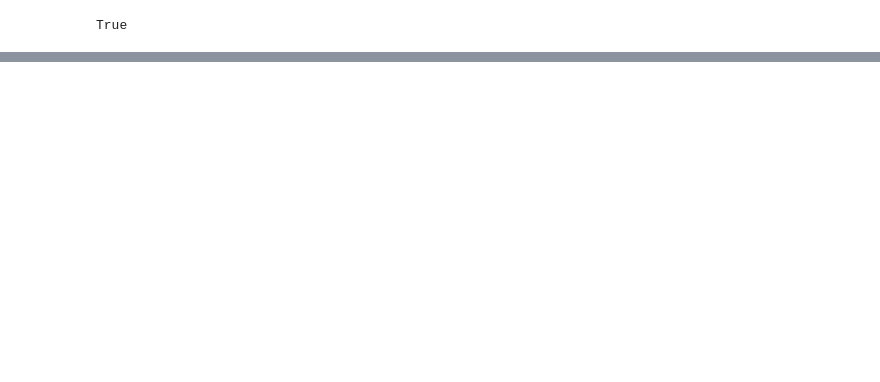
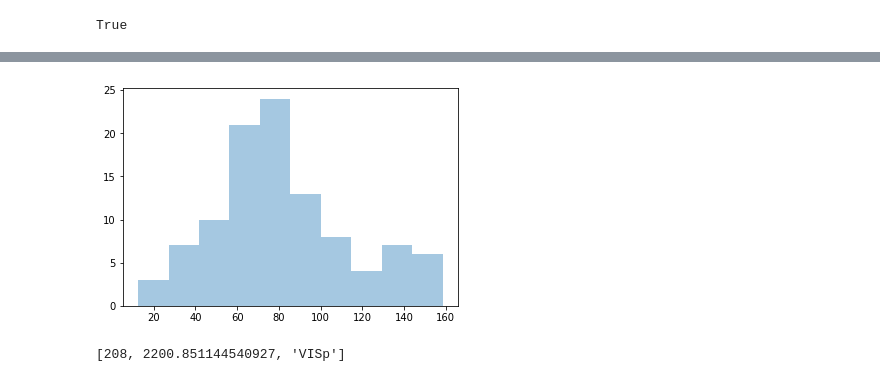
Before and after one commit to GiocomoLab/AlexA_Library, a Jupyter notebook: NP_python/cell_counter.ipynb, the cells around one changed output, grey strips where cells are left out. Cells and saved outputs as stored; diff of their text form; code cells hidden in the pictures; blank space fills up the shorter version.

```diff
--- a/NP_python/cell_counter.ipynb
+++ b/NP_python/cell_counter.ipynb
@@ -149,0 +148,18 @@ False
+# %%
+n_norm = [x[0]/x[1]*1000 for x in raw_numbers]
+n_norm=np.array(n_norm)
+n_norm=n_norm[np.logical_not(np.isnan(n_norm))]
+ax = sn.distplot(n_norm,kde=False)
+fig = ax.get_figure()
+fig.savefig(r'C:\temp\units_mm.pdf')
+# %% [output]
+[figure, added]
+# %%
+gg=['RSP' if el.startswith('RS') else el for el in parent_winner]
+gg=['VISp' if el.startswith('LGd') else el for el in gg]
+gg=['VISp' if el.startswith('VIS') or el.startswith('SS') else el for el in gg]
+gg=['MEC' if el.startswith('ECT') else el for el in gg]
+data=[[x[0][0], x[0][1], x[1]] for x in zip(raw_numbers,gg)]
+data[0]
+# %% [output]
+[208, 2200.851144540927, 'VISp']
```
Also changed, not shown: parts of 13 cells of this notebook, 9 other files.
